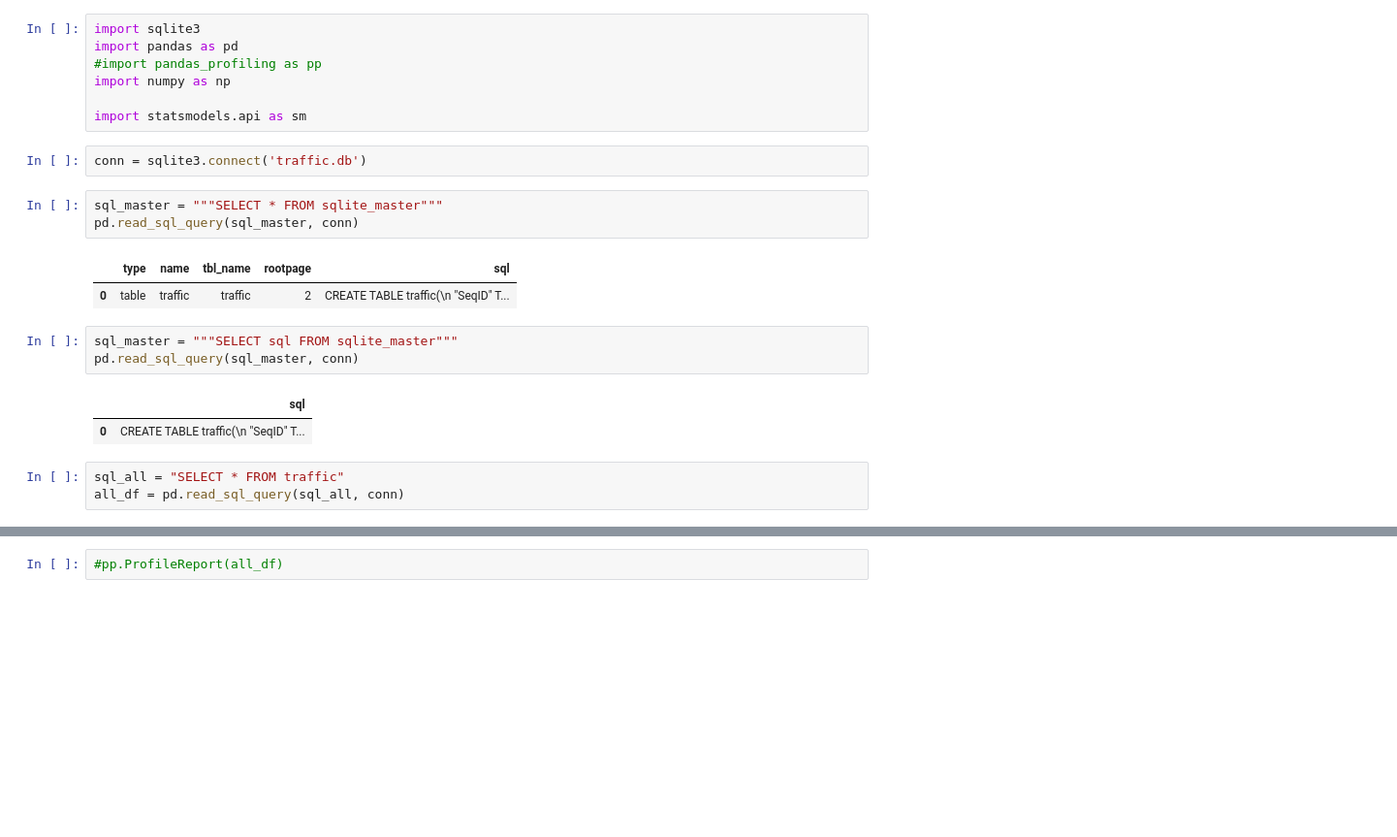
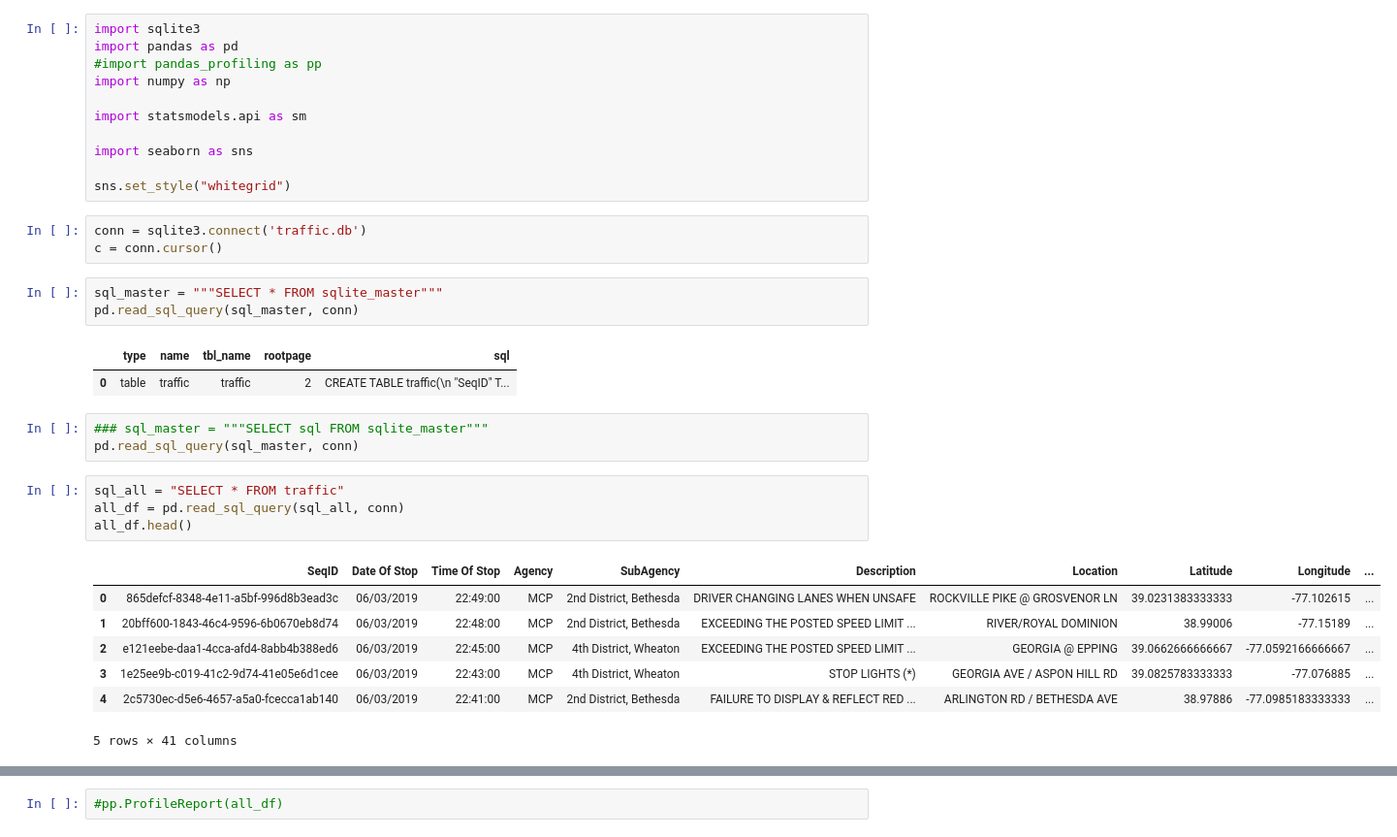
Before and after one commit to mguptaphd/Module3_Project, a Jupyter notebook: Scratchwork.ipynb, the cells around one changed output, grey strips where cells are left out. Shown: that part at 97% size. Saved outputs shown, nothing was run; the diff lists cells and outputs as text; blank space fills up the shorter version.

```diff
--- a/Scratchwork.ipynb
+++ b/Scratchwork.ipynb
@@ -5,8 +5,13 @@ import pandas as pd
 import numpy as np
 
 import statsmodels.api as sm
+
+import seaborn as sns
+
+sns.set_style("whitegrid")
 # %%
 conn = sqlite3.connect('traffic.db')
+c = conn.cursor()
 # %%
 sql_master = """SELECT * FROM sqlite_master"""
 pd.read_sql_query(sql_master, conn)
@@ -14,11 +19,17 @@ pd.read_sql_query(sql_master, conn)
 |  | type | name | tbl_name | rootpage | sql |
 | 0 | table | traffic | traffic | 2 | CREATE TABLE traffic(\n "SeqID" T... |
 # %%
-sql_master = """SELECT sql FROM sqlite_master"""
+### sql_master = """SELECT sql FROM sqlite_master"""
 pd.read_sql_query(sql_master, conn)
-# %% [output]
-|  | sql |
-| 0 | CREATE TABLE traffic(\n "SeqID" T... |
 # %%
 sql_all = "SELECT * FROM traffic"
 all_df = pd.read_sql_query(sql_all, conn)
+all_df.head()
+# %% [output]
+|  | SeqID | Date Of Stop | Time Of Stop | Agency | SubAgency | Description | Location | Latitude | Longitude | ... |
+| 0 | 865defcf-8348-4e11-a5bf-996d8b3ead3c | 06/03/2019 | 22:49:00 | MCP | 2nd District, Bethesda | DRIVER CHANGING LANES WHEN UNSAFE | ROCKVILLE PIKE @ GROSVENOR LN | 39.0231383333333 | -77.102615 | ... |
+| 1 | 20bff600-1843-46c4-9596-6b0670eb8d74 | 06/03/2019 | 22:48:00 | MCP | 2nd District, Bethesda | EXCEEDING THE POSTED SPEED LIMIT ... | RIVER/ROYAL DOMINION | 38.99006 | -77.15189 | ... |
+| 2 | e121eebe-daa1-4cca-afd4-8abb4b388ed6 | 06/03/2019 | 22:45:00 | MCP | 4th District, Wheaton | EXCEEDING THE POSTED SPEED LIMIT ... | GEORGIA @ EPPING | 39.0662666666667 | -77.0592166666667 | ... |
+| 3 | 1e25ee9b-c019-41c2-9d74-41e05e6d1cee | 06/03/2019 | 22:43:00 | MCP | 4th District, Wheaton | STOP LIGHTS (*) | GEORGIA AVE / ASPON HILL RD | 39.0825783333333 | -77.076885 | ... |
+| 4 | 2c5730ec-d5e6-4657-a5a0-fcecca1ab140 | 06/03/2019 | 22:41:00 | MCP | 2nd District, Bethesda | FAILURE TO DISPLAY & REFLECT RED ... | ARLINGTON RD / BETHESDA AVE | 38.97886 | -77.0985183333333 | ... |
+5 rows × 41 columns
```
Also changed, not shown: parts of 11 cells of this notebook, 1 other file.
